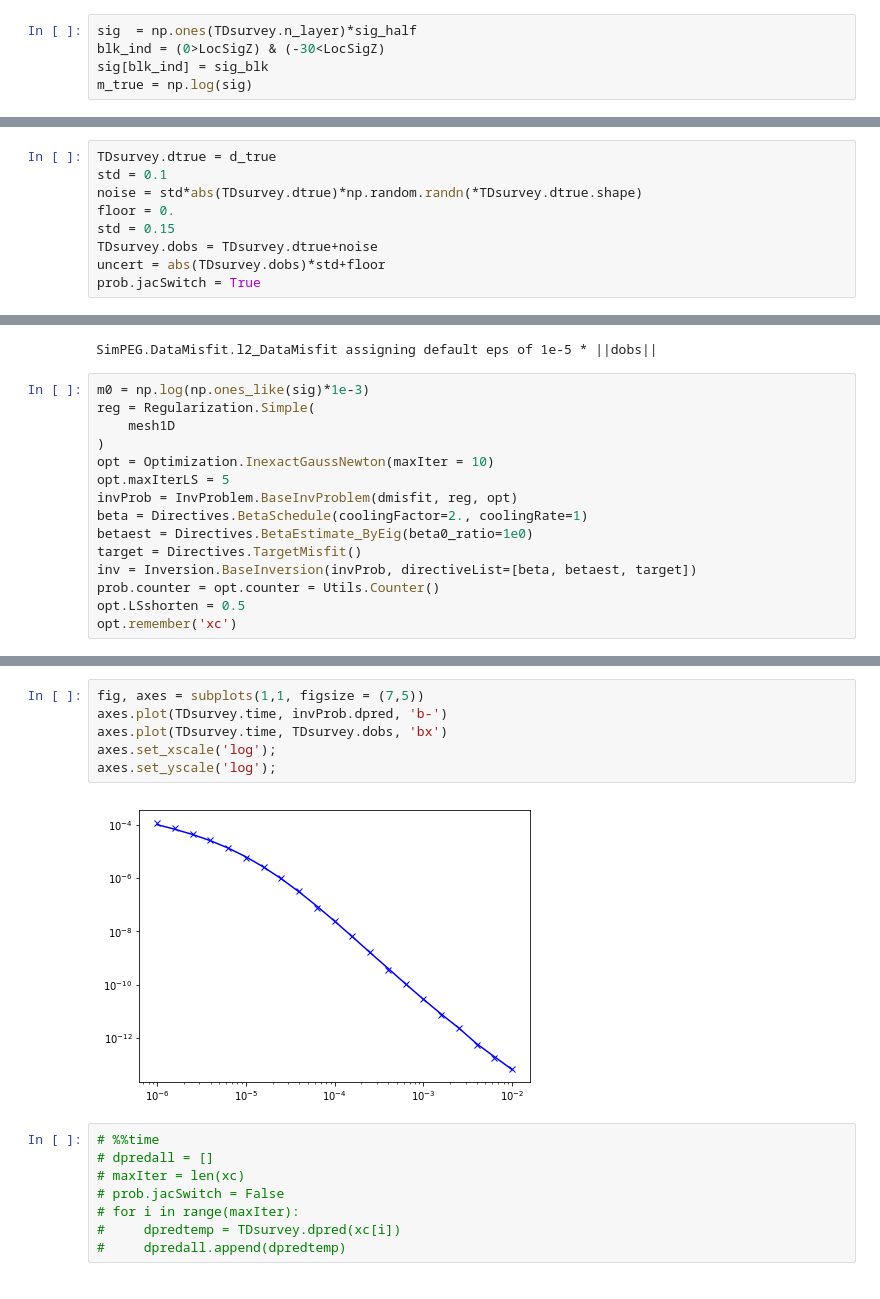
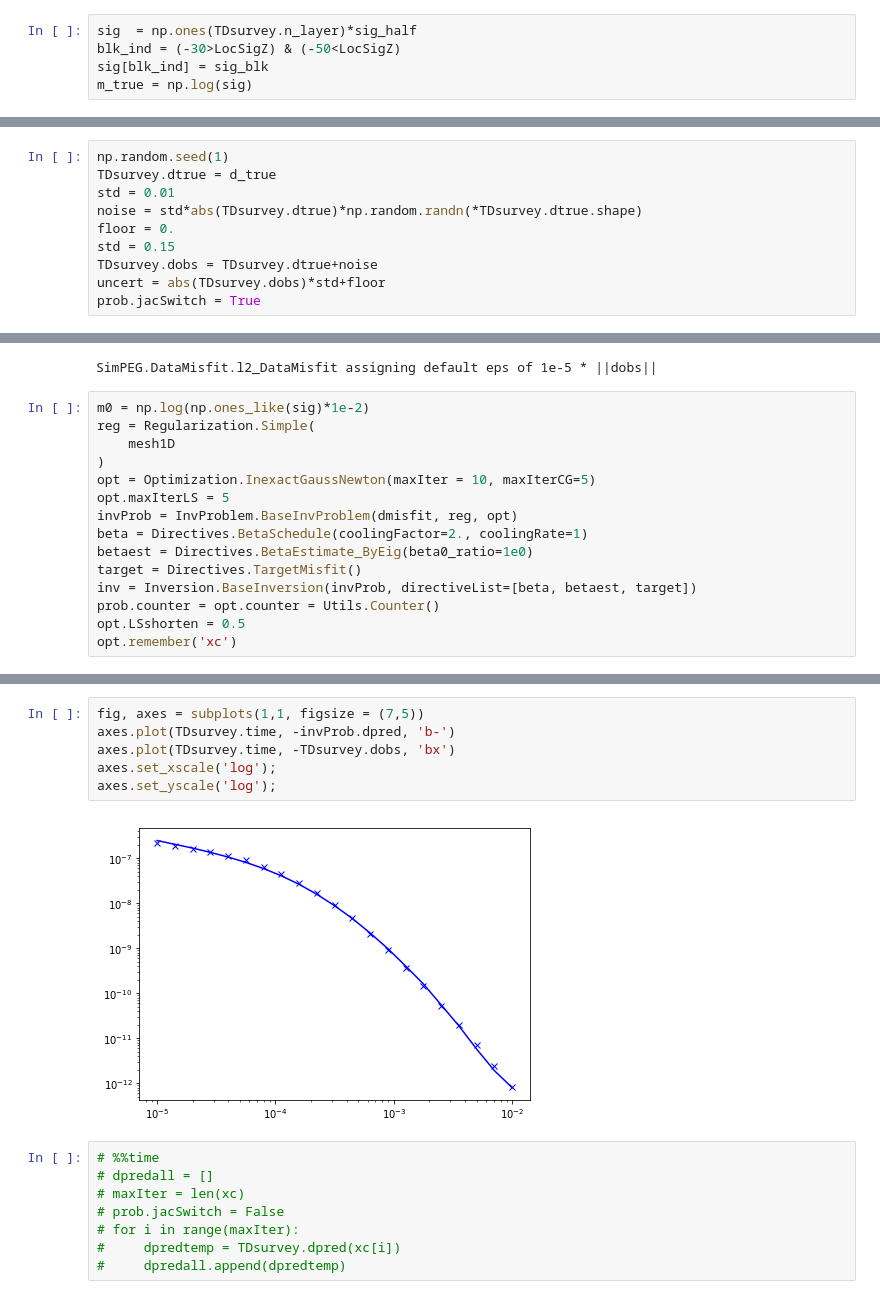
Before and after one commit to simpeg/simpegEM1D, a Jupyter notebook: simpegem1d/notebooks/EM1D_inversion_TD_layers.ipynb, the cells around one changed output, grey strips where cells are left out. Drawn from its saved outputs; the diff is of its cells as text.

```diff
--- a/simpegem1d/notebooks/EM1D_inversion_TD_layers.ipynb
+++ b/simpegem1d/notebooks/EM1D_inversion_TD_layers.ipynb
@@ -34,5 +62,5 @@ expmap = Maps.ExpMap(mesh1D)
 # %%
 sig  = np.ones(TDsurvey.n_layer)*sig_half
-blk_ind = (0>LocSigZ) & (-30<LocSigZ)
+blk_ind = (-30>LocSigZ) & (-50<LocSigZ)
 sig[blk_ind] = sig_blk
 m_true = np.log(sig)
@@ -77,6 +93,7 @@ axes.set_yscale('log');
 # %%
+np.random.seed(1)
 TDsurvey.dtrue = d_true
-std = 0.1
+std = 0.01
 noise = std*abs(TDsurvey.dtrue)*np.random.randn(*TDsurvey.dtrue.shape)
 floor = 0.
 std = 0.15
@@ -97,11 +114,11 @@ dmisfit.W = 1./(abs(TDsurvey.dobs)*std+floor)
 # %% [output]
 SimPEG.DataMisfit.l2_DataMisfit assigning default eps of 1e-5 * ||dobs||
 # %%
-m0 = np.log(np.ones_like(sig)*1e-3)
+m0 = np.log(np.ones_like(sig)*1e-2)
 reg = Regularization.Simple(
     mesh1D
 )
-opt = Optimization.InexactGaussNewton(maxIter = 10)
+opt = Optimization.InexactGaussNewton(maxIter = 10, maxIterCG=5)
 opt.maxIterLS = 5
 invProb = InvProblem.BaseInvProblem(dmisfit, reg, opt)
 beta = Directives.BetaSchedule(coolingFactor=2., coolingRate=1)
@@ -158,11 +175,11 @@ Utils1D.plotLayer(expmap*mopt, LocSigZ, showlayers=True,xlim=(1e-6, 1e-2), **{'c
 # %%
 fig, axes = subplots(1,1, figsize = (7,5))
-axes.plot(TDsurvey.time, invProb.dpred, 'b-')
-axes.plot(TDsurvey.time, TDsurvey.dobs, 'bx')
+axes.plot(TDsurvey.time, -invProb.dpred, 'b-')
+axes.plot(TDsurvey.time, -TDsurvey.dobs, 'bx')
 axes.set_xscale('log');
 axes.set_yscale('log');
 # %% [output]
-[figure, old version]
+[figure, new version]
 # %%
 # %%time
 # dpredall = []
```
Also changed, not shown: parts of 11 cells of this notebook, 12 other files.
